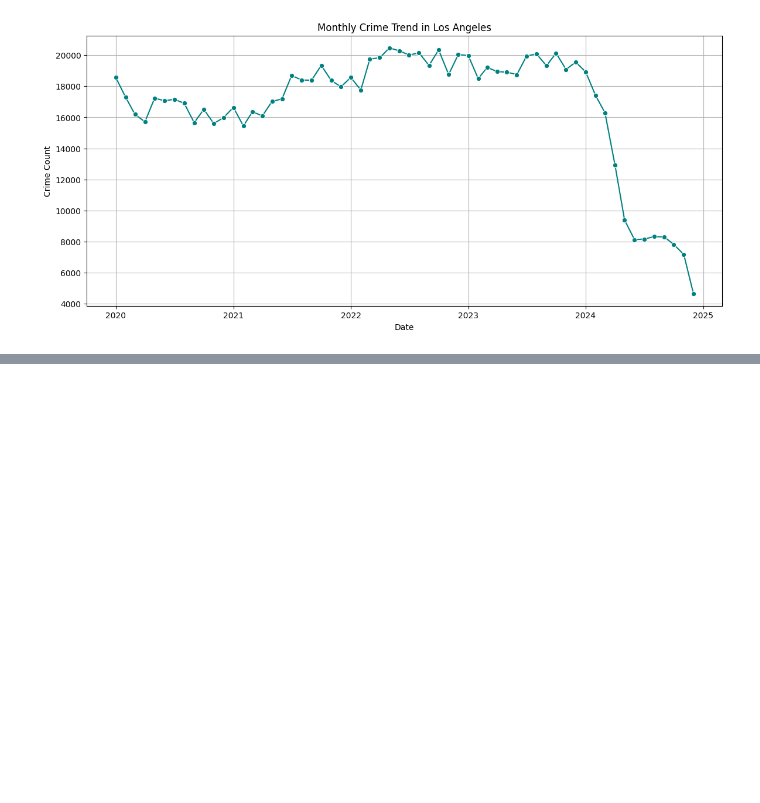
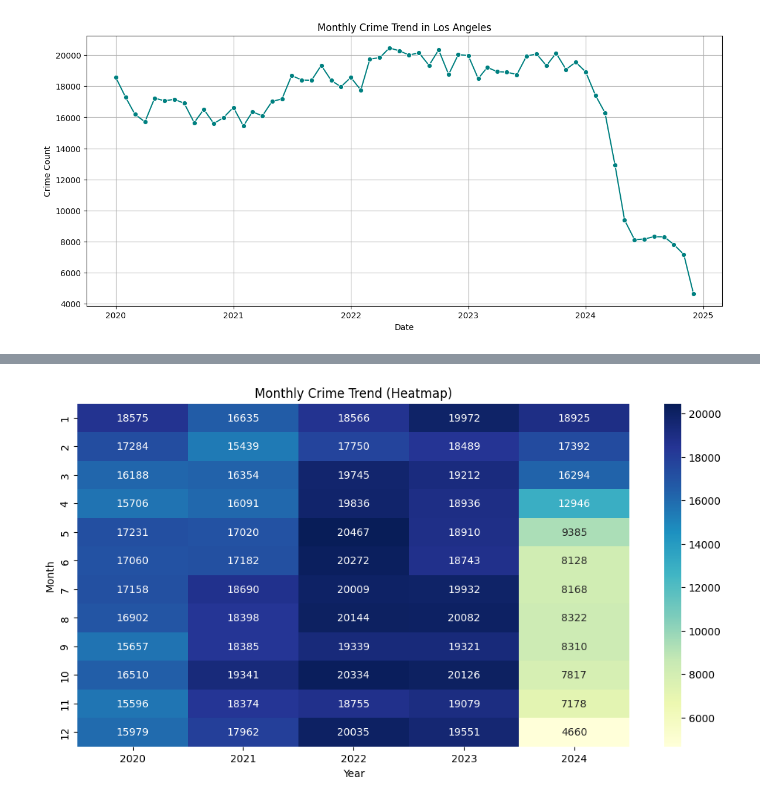
Before and after one commit to Madhusmita111/Analyzing-Crime-Data-for-City-Safety, a Jupyter notebook: crime_data_analysis.ipynb, the cells around one changed output, grey strips where cells are left out. Cells and saved outputs as stored; diff of their text form; code cells hidden in the pictures; blank space fills up the shorter version.

```diff
--- a/crime_data_analysis.ipynb
+++ b/crime_data_analysis.ipynb
@@ -195,0 +305,10 @@ plt.show()
+# %%
+# Heatmap for monthly trend
+plt.figure(figsize=(12, 6))
+sns.heatmap(monthly_pivot, annot=True, fmt='g', cmap='YlGnBu')
+plt.title('Monthly Crime Trend (Heatmap)')
+plt.ylabel('Month')
+plt.xlabel('Year')
+plt.show()
+# %% [output]
+[figure, added]
```
Also changed, not shown: parts of 37 cells of this notebook.
